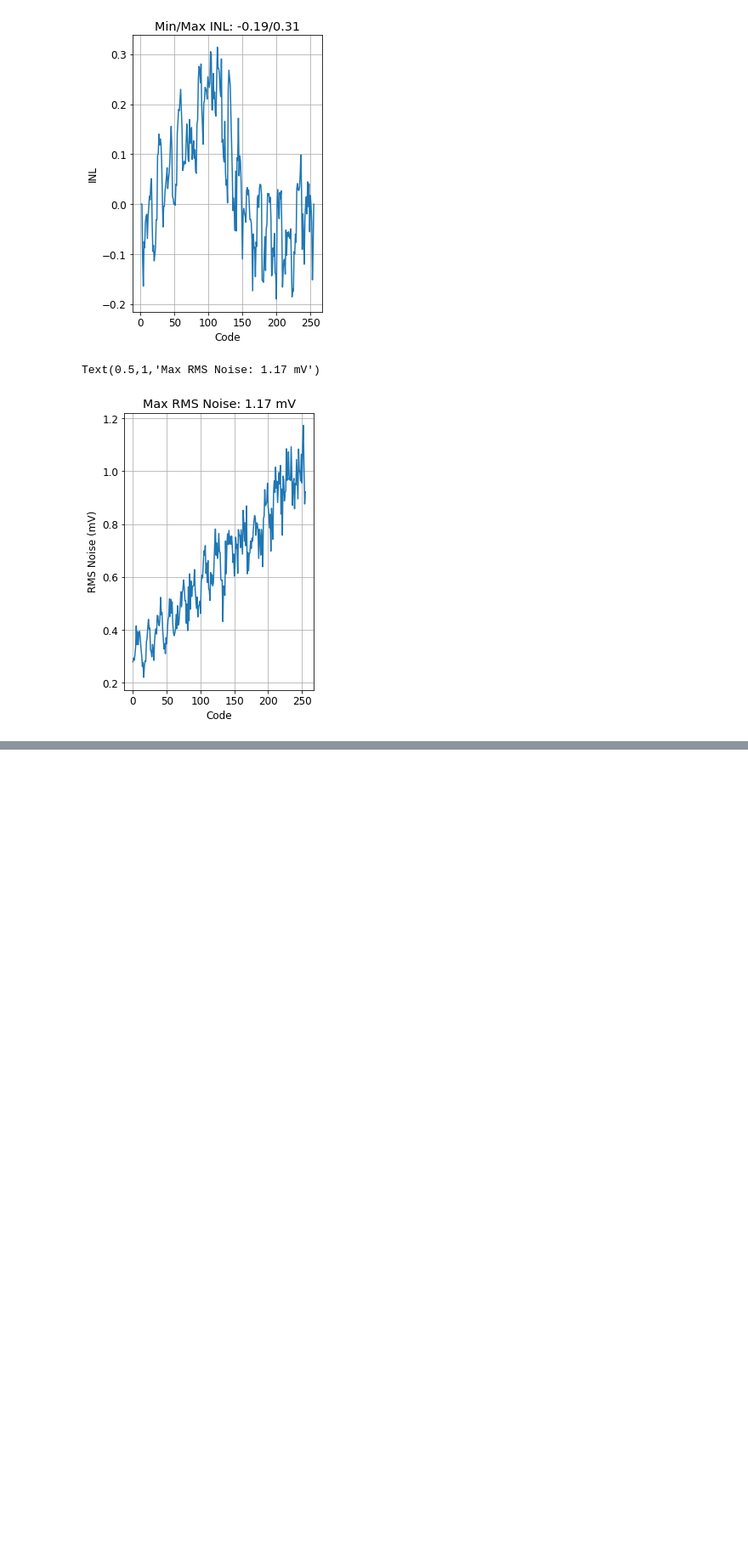
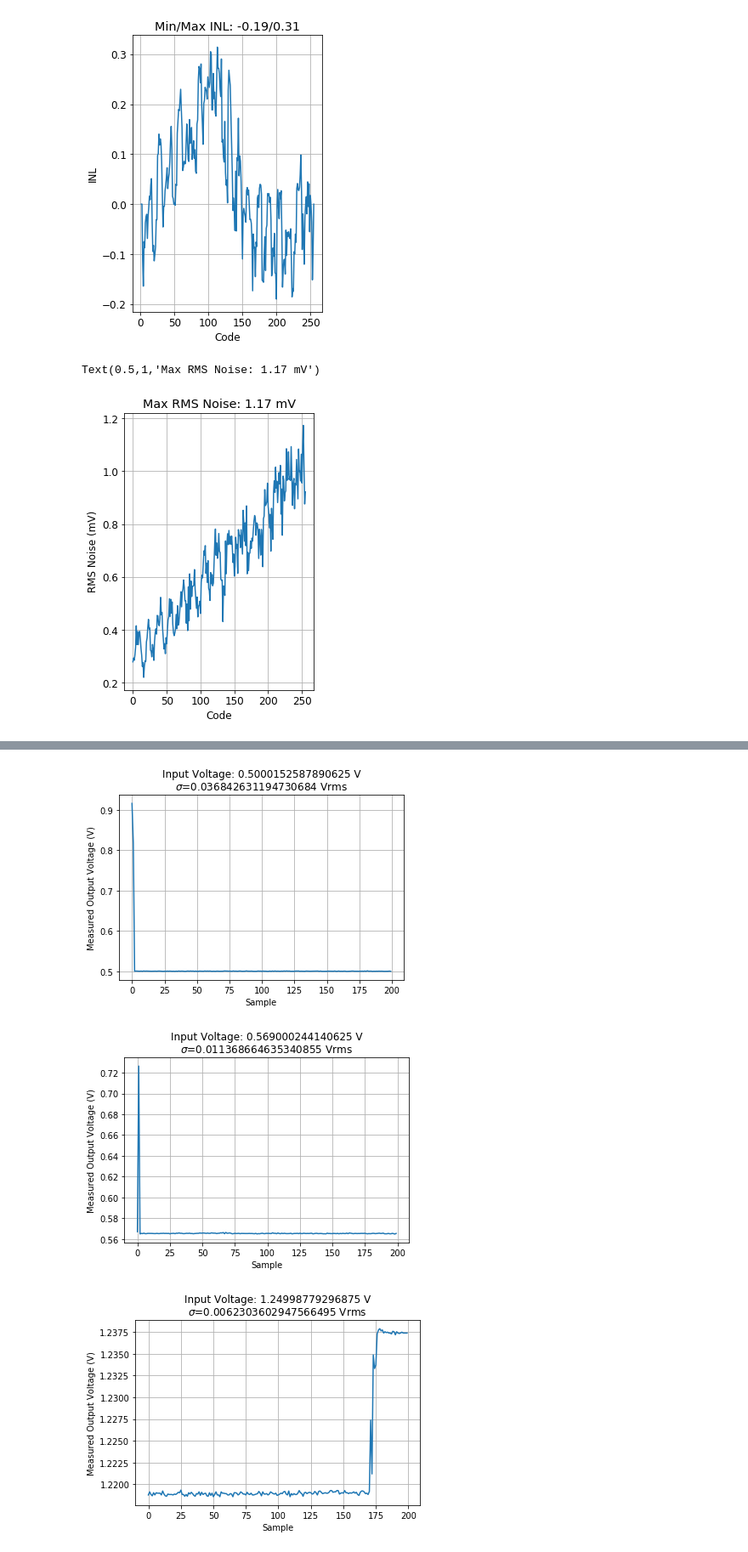
Before and after one commit to iiSmiley/span-ion-code, a Jupyter notebook: testing/plotting.ipynb, the cells around one changed output, grey strips where cells are left out. Shown at 85% size. Cells and saved outputs as stored; diff of their text form; code cells hidden in the pictures; blank space fills up the shorter version.

```diff
--- a/testing/plotting.ipynb
+++ b/testing/plotting.ipynb
@@ -155,0 +183,20 @@ Text(0.5,1,'Max RMS Noise: 1.17 mV')
+# %%
+# Looking at conditions with worst standard deviations
+idx_max_std_vec = np.argsort(vout_std_vec)[::-1]
+
+for i in range(6):
+    idx_std = idx_max_std_vec[i]
+    vin = vin_real_vec[idx_std]
+    vout_data = vout_raw[idx_std]
+    vout_std = vout_std_vec[idx_std]
+
+    plt.figure()
+    plt.plot(vout_data)
+    plt.xlabel('Sample');
+    plt.ylabel('Measured Output Voltage (V)');
+    plt.title(f'Input Voltage: {vin} V\n$\sigma$={vout_std} Vrms');
+    plt.grid(True)
+# %% [output]
+[figure, added]
+[figure, added]
+[figure, added]
```
Also changed, not shown: parts of 5 cells of this notebook, 3 other files.
